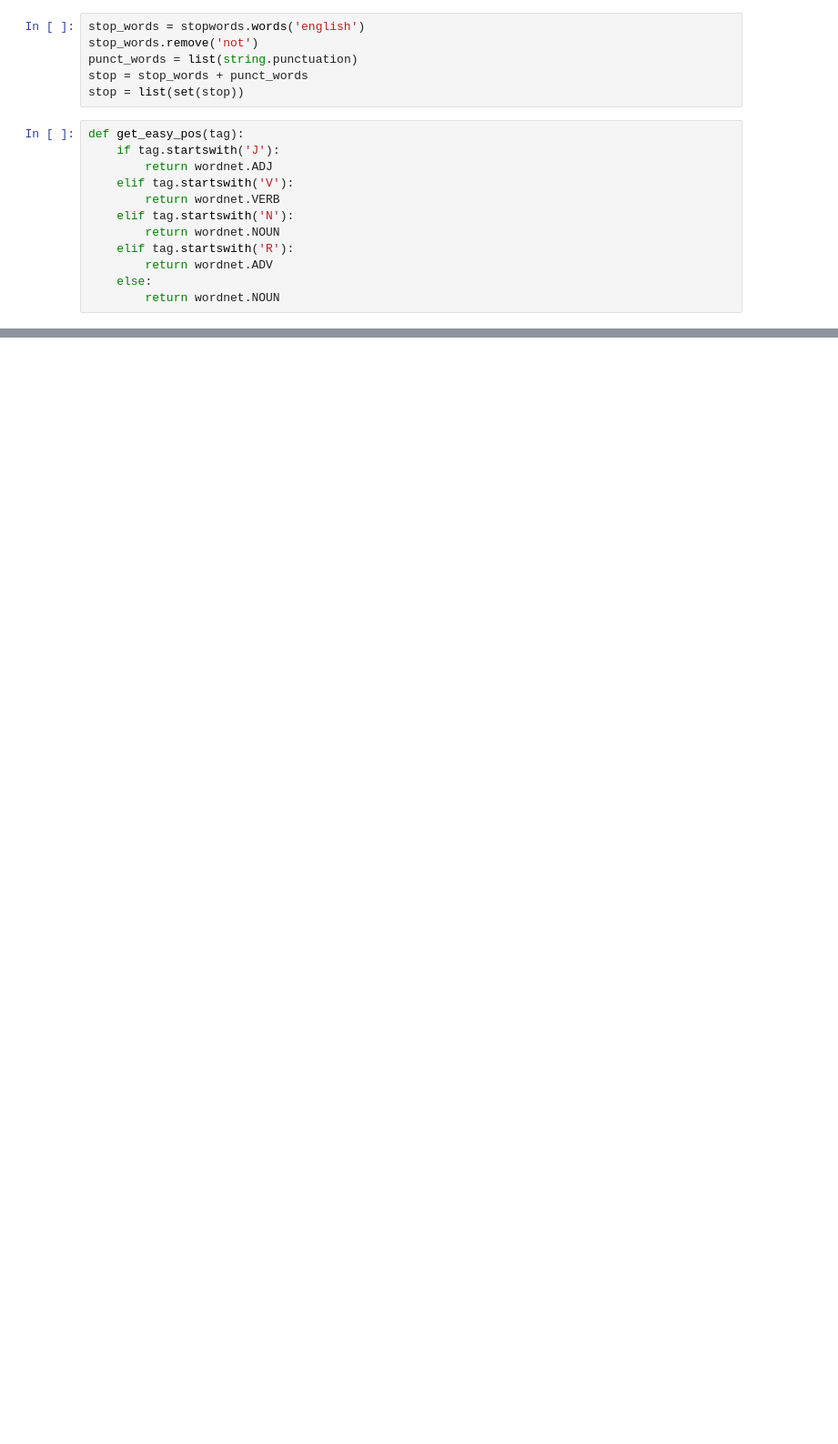
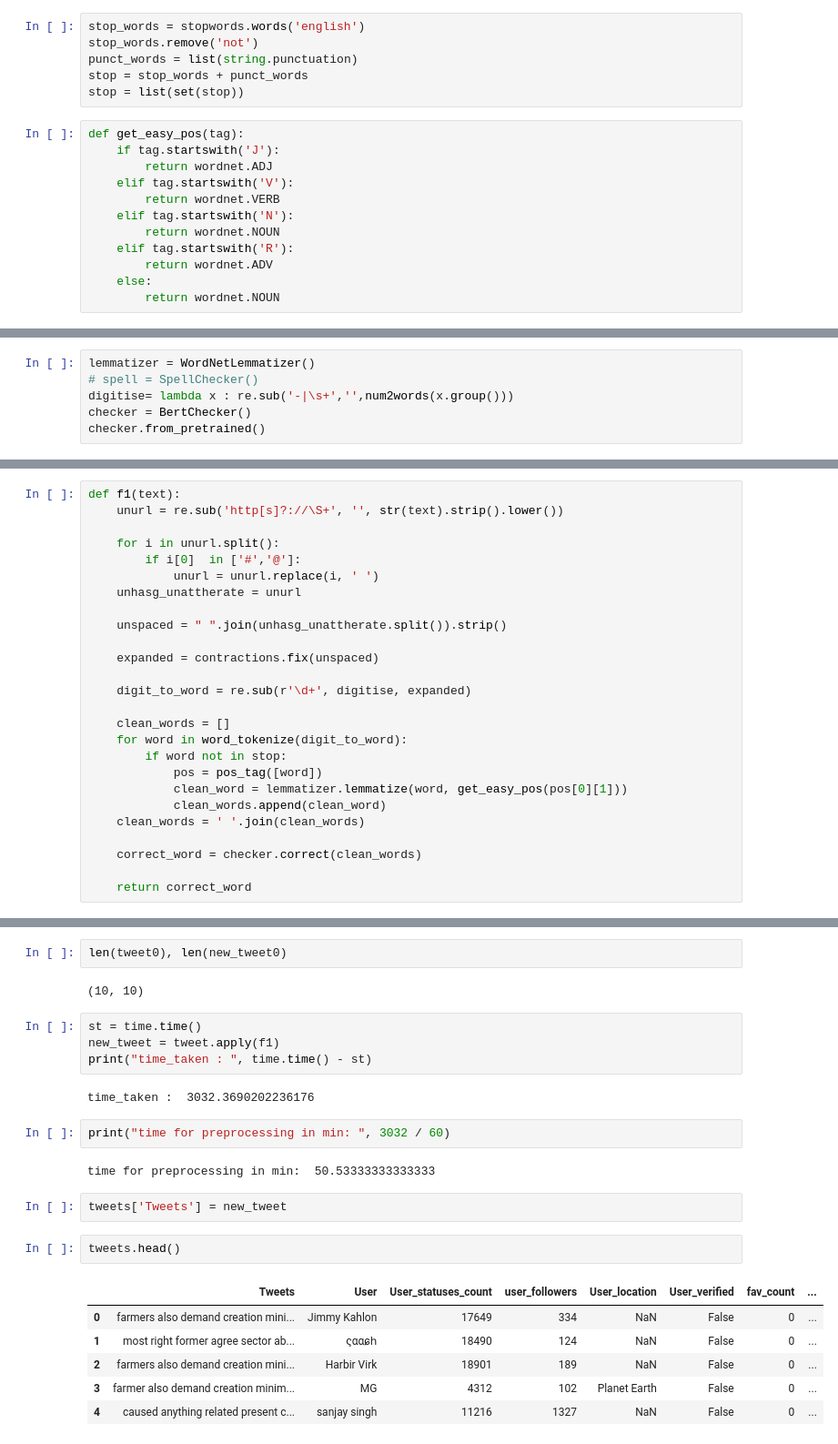
Before and after one commit to justchugh/covid_19, a Jupyter notebook: CODES/algorithm optimized.ipynb, the cells around one changed output, grey strips where cells are left out. Shown at 91% size. Drawn from its saved outputs; the diff is of its cells as text; blank space fills up the shorter version.

```diff
--- a/CODES/algorithm optimized.ipynb
+++ b/CODES/algorithm optimized.ipynb
@@ -45,0 +46,6 @@ def process_text(text):
+# %%
+lemmatizer = WordNetLemmatizer()
+# spell = SpellChecker()
+digitise= lambda x : re.sub('-|\s+','',num2words(x.group()))
+checker = BertChecker()
+checker.from_pretrained()
@@ -46,2 +75,28 @@ def process_text(text):
+# %%
+def f1(text):
+    unurl = re.sub('http[s]?://\S+', '', str(text).strip().lower())
+
+    for i in unurl.split():
+        if i[0]  in ['#','@']:
+            unurl = unurl.replace(i, ' ')
+    unhasg_unattherate = unurl
+
+    unspaced = " ".join(unhasg_unattherate.split()).strip()
+
+    expanded = contractions.fix(unspaced)
+
+    digit_to_word = re.sub(r'\d+', digitise, expanded)
+
+    clean_words = []
+    for word in word_tokenize(digit_to_word):
+        if word not in stop:
+            pos = pos_tag([word])
+            clean_word = lemmatizer.lemmatize(word, get_easy_pos(pos[0][1]))
+            clean_words.append(clean_word)
+    clean_words = ' '.join(clean_words)
+
+    correct_word = checker.correct(clean_words)
+
+    return correct_word
 # %%
 tweet0 = tweet[:500]
@@ -48,0 +109,25 @@ processed_tweet0 = tweet0.apply(process_text)
+# %%
+len(tweet0), len(new_tweet0)
+# %% [output]
+(10, 10)
+# %%
+st = time.time()
+new_tweet = tweet.apply(f1)
+print("time_taken : ", time.time() - st)
+# %% [output]
+time_taken :  3032.3690202236176
+# %%
+print("time for preprocessing in min: ", 3032 / 60)
+# %% [output]
+time for preprocessing in min:  50.53333333333333
+# %%
+tweets['Tweets'] = new_tweet
+# %%
+tweets.head()
+# %% [output]
+|  | Tweets | User | User_statuses_count | user_followers | User_location | User_verified | fav_count | ... |
+| 0 | farmers also demand creation mini... | Jimmy Kahlon | 17649 | 334 | NaN | False | 0 | ... |
+| 1 | most right former agree sector ab... | ςααɕհ | 18490 | 124 | NaN | False | 0 | ... |
+| 2 | farmers also demand creation mini... | Harbir Virk | 18901 | 189 | NaN | False | 0 | ... |
+| 3 | farmer also demand creation minim... | MG | 4312 | 102 | Planet Earth | False | 0 | ... |
+| 4 | caused anything related present c... | sanjay singh | 11216 | 1327 | NaN | False | 0 | ... |
```
Also changed, not shown: parts of 21 cells of this notebook.
